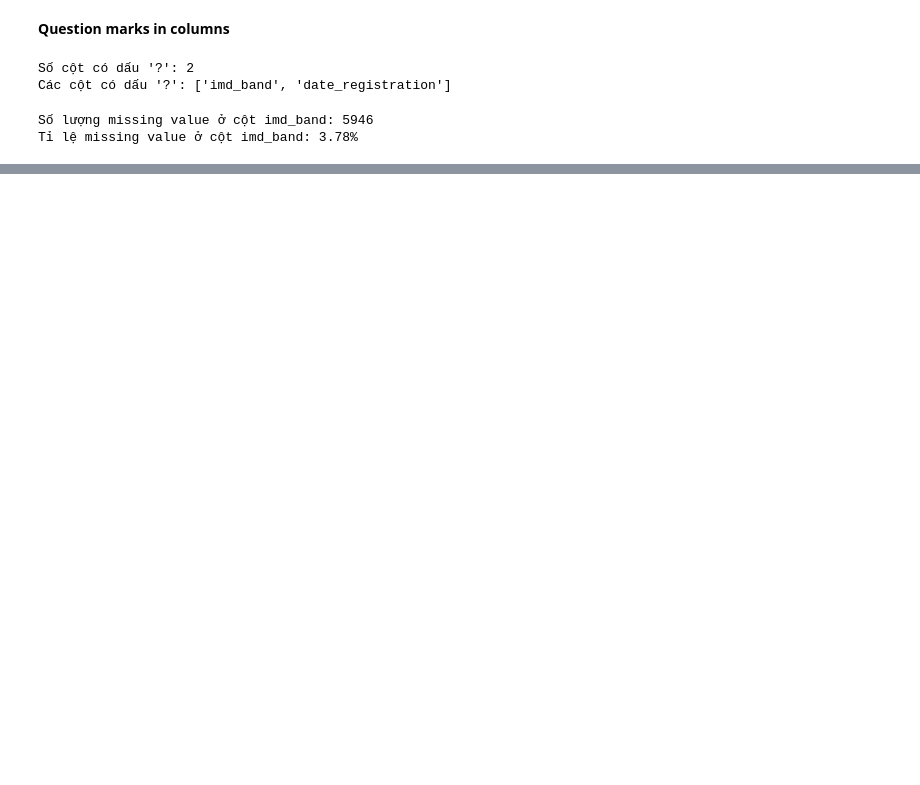
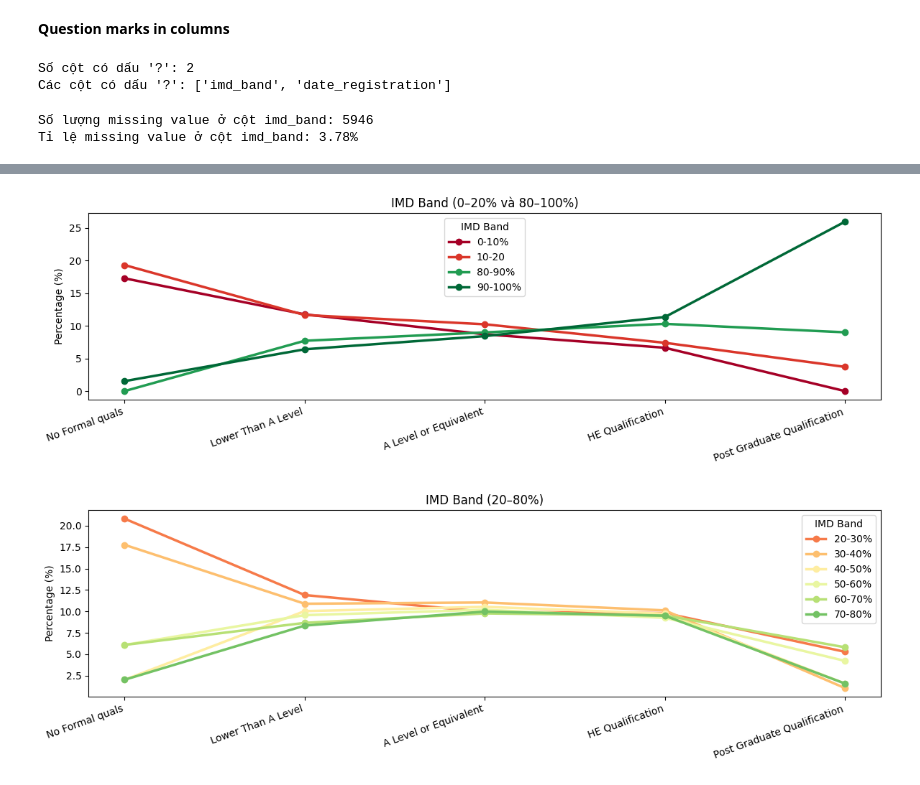
Before and after one commit to thiennguyen37-qn/early-academic-risk-warning, a Jupyter notebook: notebooks/demo.ipynb, the cells around one changed output, grey strips where cells are left out. Cells and saved outputs as stored; diff of their text form; code cells hidden in the pictures; blank space fills up the shorter version.

```diff
--- a/notebooks/demo.ipynb
+++ b/notebooks/demo.ipynb
@@ -630,0 +661,45 @@ Phân phối IMD Band (%) theo Highest Education
+# %%
+edu_order = [
+    'No Formal quals',
+    'Lower Than A Level',
+    'A Level or Equivalent',
+    'HE Qualification',
+    'Post Graduate Qualification'
+]
+
+all_bands    = ['0-10%', '10-20', '20-30%', '30-40%', '40-50%',
+                '50-60%', '60-70%', '70-80%', '80-90%', '90-100%']
+extreme_bands = ['0-10%', '10-20', '80-90%', '90-100%']
+middle_bands  = ['20-30%', '30-40%', '40-50%', '50-60%', '60-70%', '70-80%']
+
+cmap   = plt.cm.RdYlGn
+colors = {band: cmap(i / (len(all_bands) - 1)) for i, band in enumerate(all_bands)}
+
+imd_by_edu = (
+    pd.crosstab(unique_students['highest_education'], unique_students['imd_band'], normalize='index') * 100
+).reindex(edu_order)
+
+# Plot 1 — 4 band đầu và cuối
+plt.figure(figsize=(12, 4))
+for imd in extreme_bands:
+    plt.plot(edu_order, imd_by_edu[imd], marker='o', label=imd, color=colors[imd], linewidth=2.5)
+plt.xticks(range(len(edu_order)), edu_order, rotation=20, ha='right')
+plt.ylabel('Percentage (%)')
+plt.title('IMD Band (0–20% và 80–100%)')
+plt.legend(title='IMD Band')
+plt.tight_layout()
+plt.show()
+
+# Plot 2 — 6 band giữa
+plt.figure(figsize=(12, 4))
+for imd in middle_bands:
+    plt.plot(edu_order, imd_by_edu[imd], marker='o', label=imd, color=colors[imd], linewidth=2.5)
+plt.xticks(range(len(edu_order)), edu_order, rotation=20, ha='right')
+plt.ylabel('Percentage (%)')
+plt.title('IMD Band (20–80%)')
+plt.legend(title='IMD Band')
+plt.tight_layout()
+plt.show()
+# %% [output]
+[figure, added]
+[figure, added]
```
Also changed, not shown: parts of 33 cells of this notebook.
